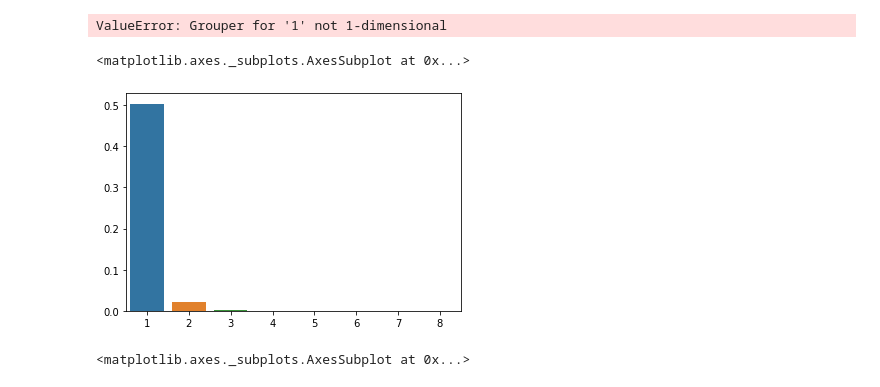
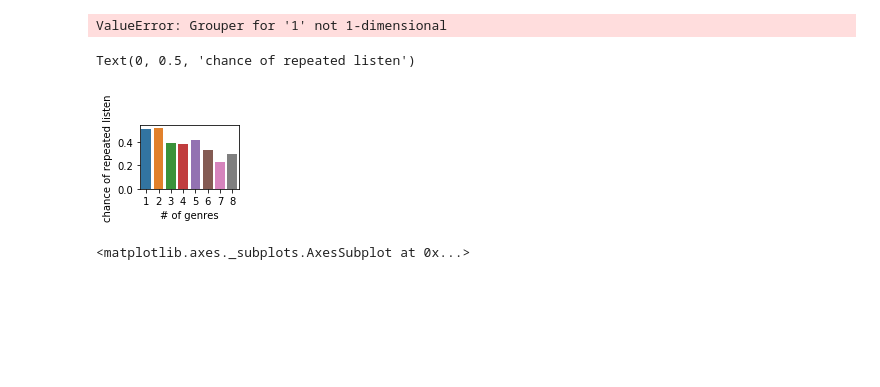
Before and after one commit to Ashritha93/SpringBoard-DSC-Projects, a Jupyter notebook: Cap1-Music-Recomm-Sys/capStone1-musicRecomSys.ipynb, the cells around one changed output. Drawn from its saved outputs; the diff is of its cells as text; code cells hidden in the pictures; blank space fills up the shorter version.

```diff
--- a/Cap1-Music-Recomm-Sys/capStone1-musicRecomSys.ipynb
+++ b/Cap1-Music-Recomm-Sys/capStone1-musicRecomSys.ipynb
@@ -278,9 +304,9 @@ print(max_lyr_songs[['artist_name', 'composer', 'lyricist', 'no_of_composers', '
 # %% [markdown]
 There is a lot of rubbish data in Composer field -
 # %%
-x_genres = list(range(1, data_song['no_of_genres'].max() + 1))
+x_genre = list(range(1, data_song['no_of_genres'].max() + 1))
 x_composers = list(range(1, data_song['no_of_composers'].max() + 1))
-x_lyricists = list(range(1, data_song['no_of_lyrics'].max() + 1))
+x_lyricist = list(range(1, data_song['no_of_lyrics'].max() + 1))
 
 
 y_genres = [data_song[data_song['no_of_genres'] == x].shape[0] for x in x_genre]
@@ -288,12 +314,12 @@ y_composers = [data_song[data_song['no_of_composers'] == x].shape[0] for x in x_
 y_lyricists = [data_song[data_song['no_of_lyrics'] == x].shape[0] for x in x_lyricist]
 
 # we should get rid of the zero value for the no. of composers and no. of lyricists -
-empty_ids = [i for i, y in enumerate(y_composer) if y == 0]
+empty_ids = [i for i, y in enumerate(y_composers) if y == 0]
 x_composers_fixed = [x_composers[i] for i in range(0,data_song['no_of_composers'].max()) if i not in empty_ids]
 y_composers_fixed = [y_composers[i-1] for i in x_composers_fixed]
 
-empty_ids1 = [i for i, y in enumerate(y_lyricist) if y == 0]
-x_lyricists_fixed = [x_lyricists[i] for i in range(0,data_song['no_of_lyrics'].max()) if i not in empty_ids]
+empty_ids1 = [i for i, y in enumerate(y_lyricists) if y == 0]
+x_lyricists_fixed = [x_lyricist[i] for i in range(0,data_song['no_of_lyrics'].max()) if i not in empty_ids]
 y_lyricists_fixed = [y_lyricists[i-1] for i in x_lyricists_fixed]
 
 y_repeat_chance_g = []
@@ -301,7 +327,7 @@ y_plays_g = []
 
 for i in range(1, data_song['no_of_genres'].max() + 1):
     genres_i = data_song[data_song['no_of_genres']==i];
-    count = genre_i['plays'].sum()
+    count = genres_i['plays'].sum()
     y_repeat_chance_g.append(genres_i['repeat_event'].sum() / count);
     y_plays_g.append(count)
 
@@ -343,10 +368,12 @@ sns.barplot(x=x_genres,y=np.log10(y_plays_g))
 # %% [output]
 ValueError: Grouper for '1' not 1-dimensional
 # %%
-ax334.set_ylabel('log10(# of plays)')
-# ax337 = plt.subplot(3,3,7)
-sns.barplot(x=x_genres,y=y_repeat_chance_g)
+# ax334.set_ylabel('log10(# of plays)')
+ax337 = plt.subplot(3,3,7)
+sns.barplot(x=x_genre,y=y_repeat_chance_g)
+ax337.set_xlabel('# of genres')
+ax337.set_ylabel('chance of repeated listen')
 # %% [output]
-<matplotlib.axes._subplots.AxesSubplot at 0x...>
+Text(0, 0.5, 'chance of repeated listen')
-[figure, old version]
+[figure, new version]
 # %%
```
Also changed, not shown: parts of 47 cells of this notebook.
